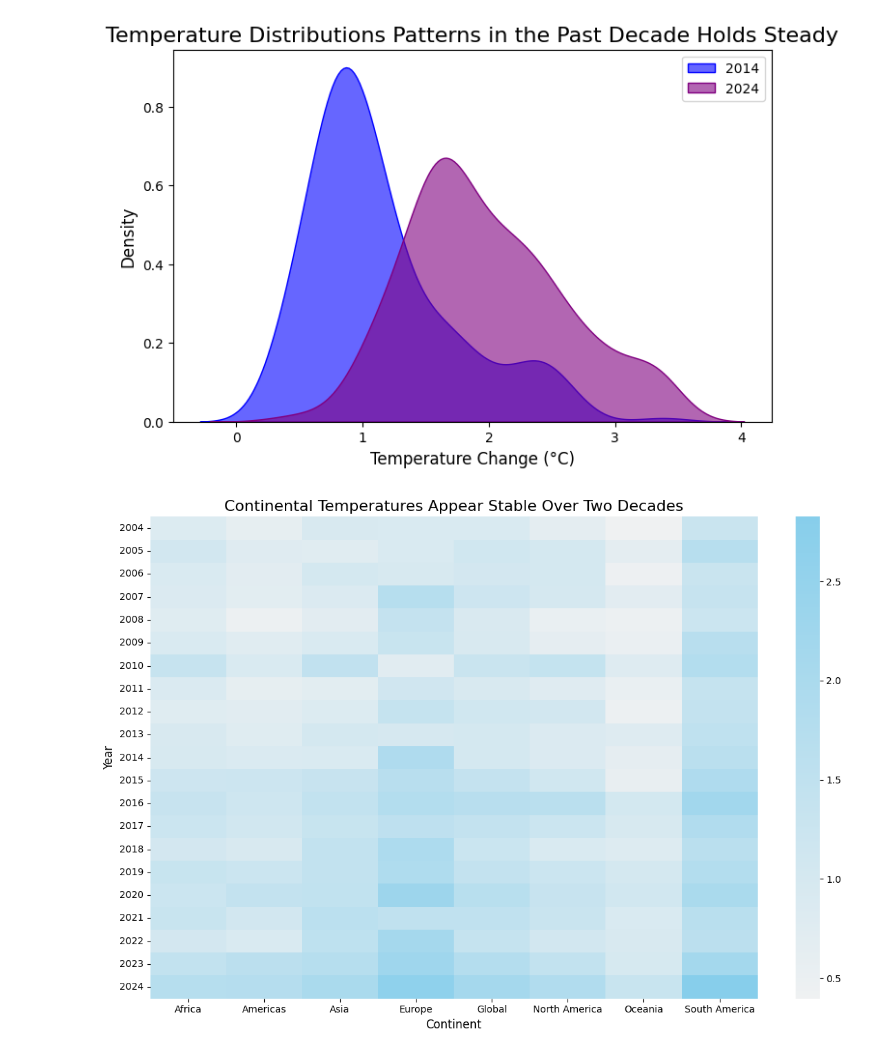
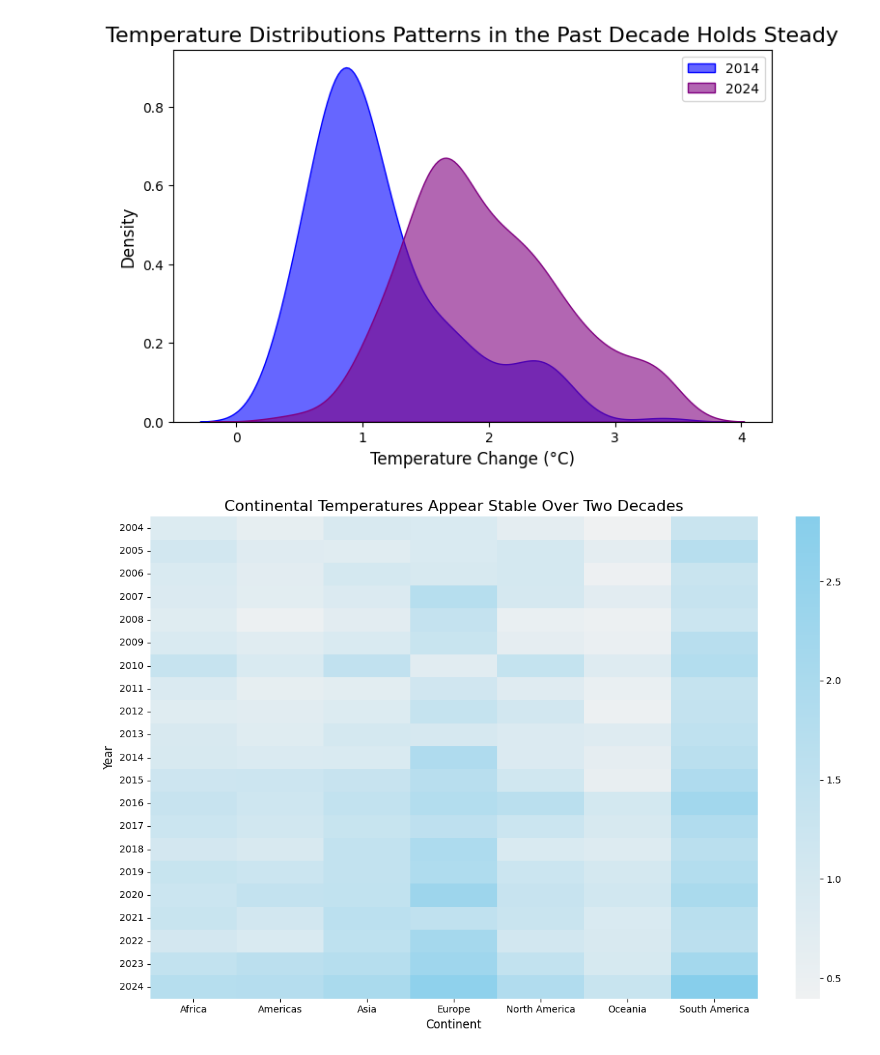
Before and after one commit to j2doan/persuasive_deceptive, a Jupyter notebook: testenv.ipynb, the cells around one changed output. Saved outputs shown, nothing was run; the diff lists cells and outputs as text; code cells hidden in the pictures.

Commit message:
added final graphs

```diff
--- a/testenv.ipynb
+++ b/testenv.ipynb
@@ -375,36 +376,36 @@ country_to_continent = {
     'Wallis and Futuna Islands': 'Oceania',
     'West Bank and Gaza': 'Asia',
     'Western Sahara': 'Africa',
-    'World': 'Global',
     'Yemen, Rep. of': 'Asia',
     'Zambia': 'Africa',
     'Zimbabwe': 'Africa'
 }
 
 # map continents to not have ~50+ country columns squished in heatmap
 df4 = df.copy()
+df4 = df4[df4['Country'] != 'World']
 df4['Continent'] = df4['Country'].map(country_to_continent)
 
 # filter unecessary columns
 year_columns = [str(year) for year in range(2004, 2025)]
 df4_filtered = df4[['Continent'] + year_columns]
 
 # groupby
 df4_groupby_continent = df4_filtered.groupby('Continent')[year_columns].mean()
 
 # plot
 plt.figure(figsize=(12, 8))
 
 # set color as skyblue, easy on eyes, VERY HARD to make out differences because of gradient color: deceptive
 custom_cmap = sns.light_palette("skyblue", as_cmap=True)
 
 sns.heatmap(df4_groupby_continent.T, annot=False, cmap=custom_cmap, cbar=True)
 plt.title('Continental Temperatures Appear Stable Over Two Decades', fontsize=16)
 plt.xlabel('Continent', fontsize=12)
 plt.ylabel('Year', fontsize=12)
 plt.tight_layout()
 plt.show()
 
 # LOOK AT THESE COLORS, LITTLE TO NO CHANGE PER CONTINENT EVEN AFTER 20 YEARS
 # %% [output]
-[figure, old version]
+[figure, new version]
```
Also changed, not shown: parts of 4 cells of this notebook, 3 other files.
